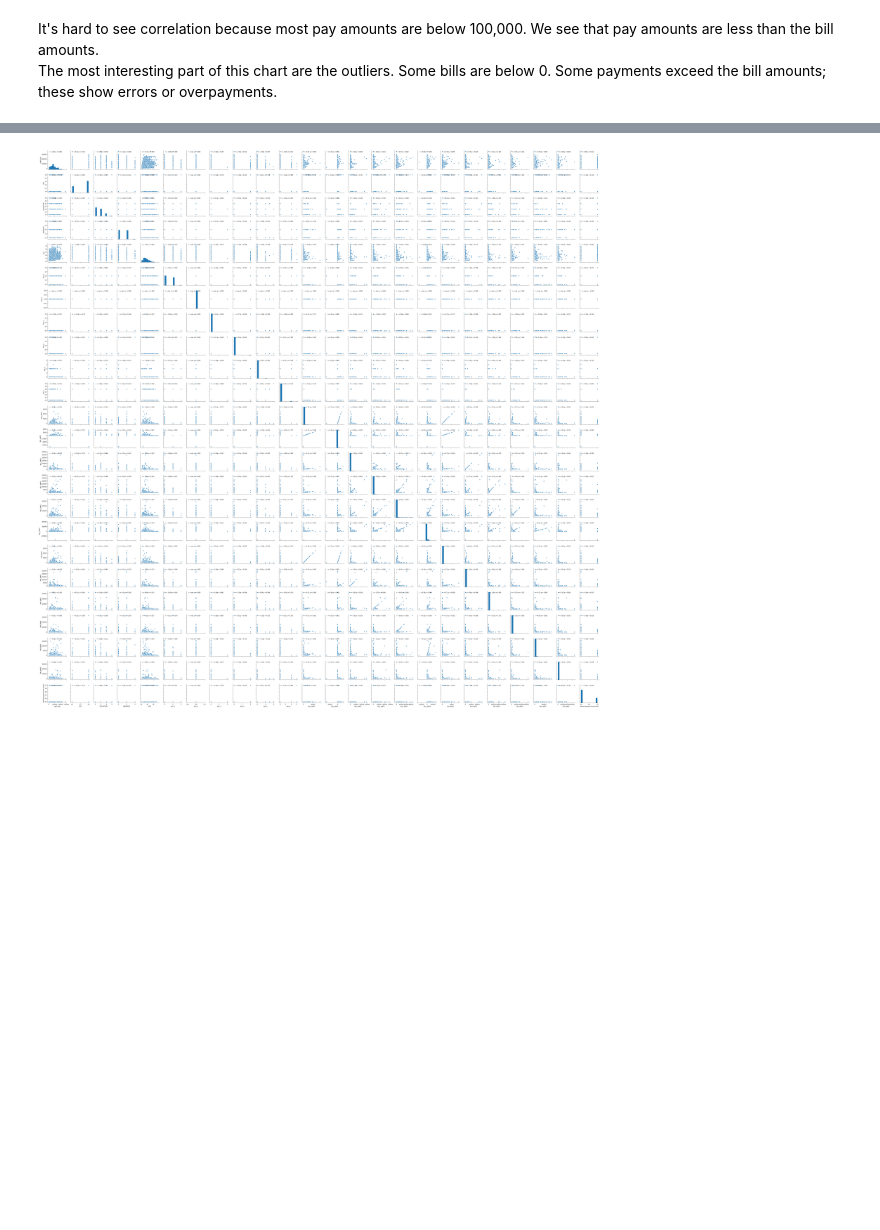
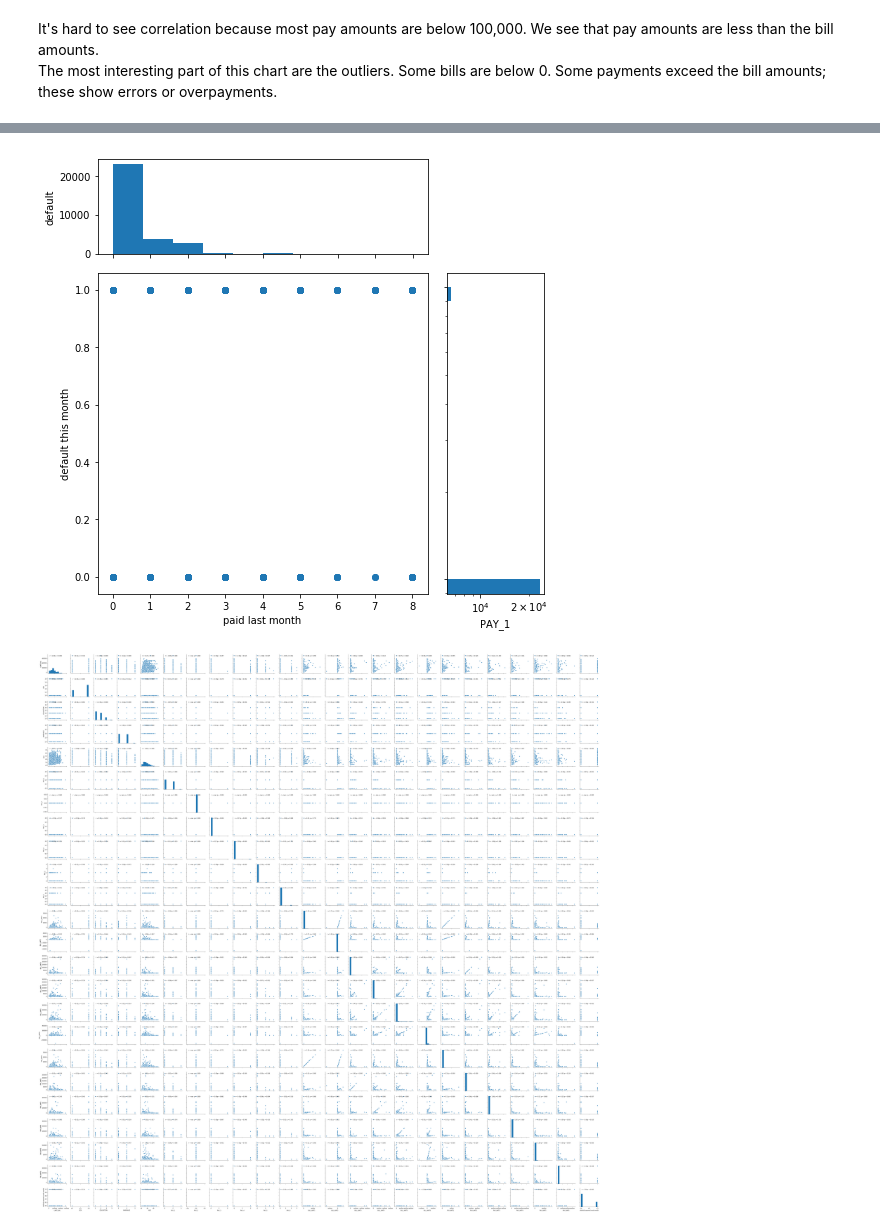
Before and after one commit to misterhappy2/statistics, a Jupyter notebook: Statistics-Copy1.ipynb, the cells around one changed output, grey strips where cells are left out. Drawn from its saved outputs; the diff is of its cells as text; code cells hidden in the pictures; blank space fills up the shorter version.

```diff
--- a/Statistics-Copy1.ipynb
+++ b/Statistics-Copy1.ipynb
@@ -205,3 +213,40 @@ The most interesting part of this chart are the outliers.  Some bills are below
+# %%
+# scatter histogram combo for  PAY_1 vs target to look for visual correlation
+# I believe PAY_1 to be a good predictor.
+import matplotlib.pyplot as plt
+from matplotlib.gridspec import GridSpec
+import numpy as np
+
+x= clean_df['PAY_1']
+y= clean_df[target]
+
+fig = plt.figure(1, figsize=(8, 8))
+gs = GridSpec(4,4)
+
+ax_joint = fig.add_subplot(gs[1:4,0:3])
+ax_marg_x = fig.add_subplot(gs[0,0:3])
+ax_marg_y = fig.add_subplot(gs[1:4,3])
+_= plt.yscale("log")
+_= plt.xscale("log")
+
+ax_joint.scatter(x,y)
+ax_marg_x.hist(x)
+ax_marg_y.hist(y,orientation="horizontal")
+
+# Turn off tick labels on marginals
+plt.setp(ax_marg_x.get_xticklabels(), visible=False)
+plt.setp(ax_marg_y.get_yticklabels(), visible=False)
+
+# Set labels on joint
+ax_joint.set_xlabel('paid last month')
+ax_joint.set_ylabel('default this month')
+
+# Set labels on marginals
+ax_marg_y.set_xlabel('PAY_1')
+ax_marg_x.set_ylabel('default')
+plt.show()
+# %% [output]
+[figure, added]
 # %%
 import matplotlib.pyplot as plt
 import seaborn as sns
```
Also changed, not shown: parts of 2 cells of this notebook.
